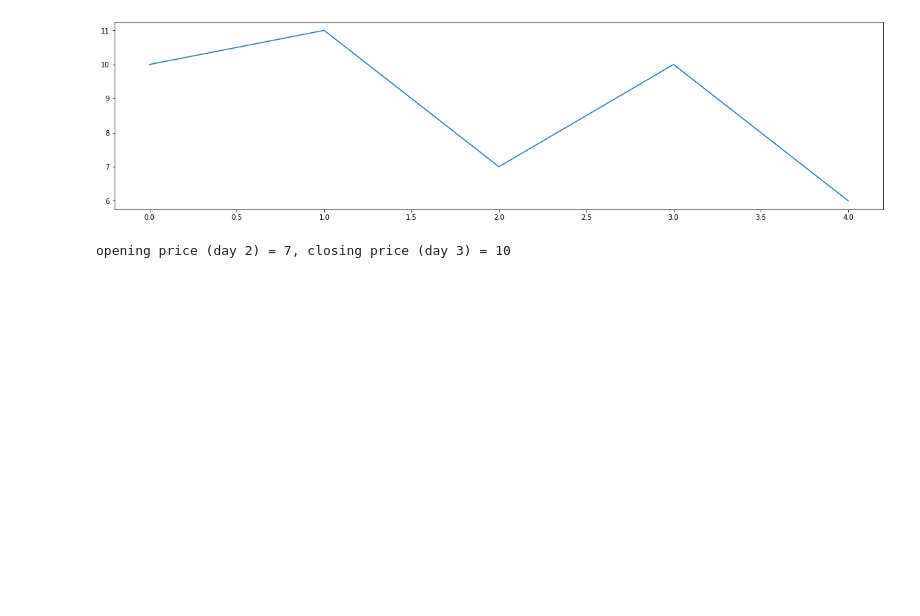
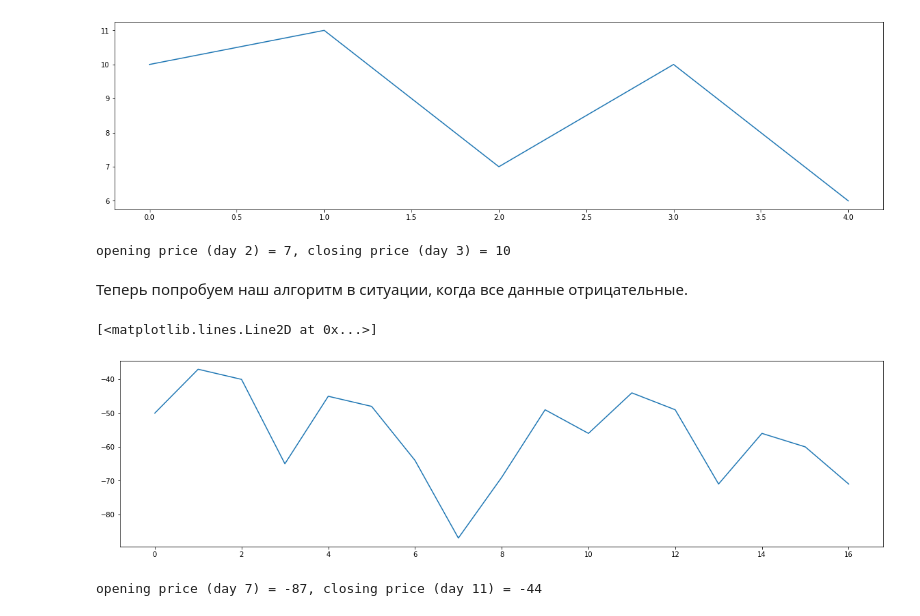
Before and after one commit to dementich/IntroductionToAlgorithms, a Jupyter notebook: 2.DivideAndConquer.ipynb, the cells around one changed output. Drawn from its saved outputs; the diff is of its cells as text; code cells hidden in the pictures; blank space fills up the shorter version.

```diff
--- a/2.DivideAndConquer.ipynb
+++ b/2.DivideAndConquer.ipynb
@@ -123,3 +123,17 @@ max_l, max_h = get_max_subarray(data3)
 print(f'opening price (day {max_l}) = {data3[max_l]}, closing price (day {max_h}) = {data3[max_h]}')
 # %% [output]
 opening price (day 2) = 7, closing price (day 3) = 10
+# %% [markdown]
+Теперь попробуем наш алгоритм в ситуации, когда все данные отрицательные.
+# %%
+data4 = [x - 150 for x in data1]
+plt.figure(figsize=(20, 5))
+plt.plot(data4)
+# %% [output]
+[<matplotlib.lines.Line2D at 0x...>]
+[figure, added]
+# %%
+max_l, max_h = get_max_subarray(data4)
+print(f'opening price (day {max_l}) = {data4[max_l]}, closing price (day {max_h}) = {data4[max_h]}')
+# %% [output]
+opening price (day 7) = -87, closing price (day 11) = -44
```
Also changed, not shown: parts of 5 cells of this notebook.
